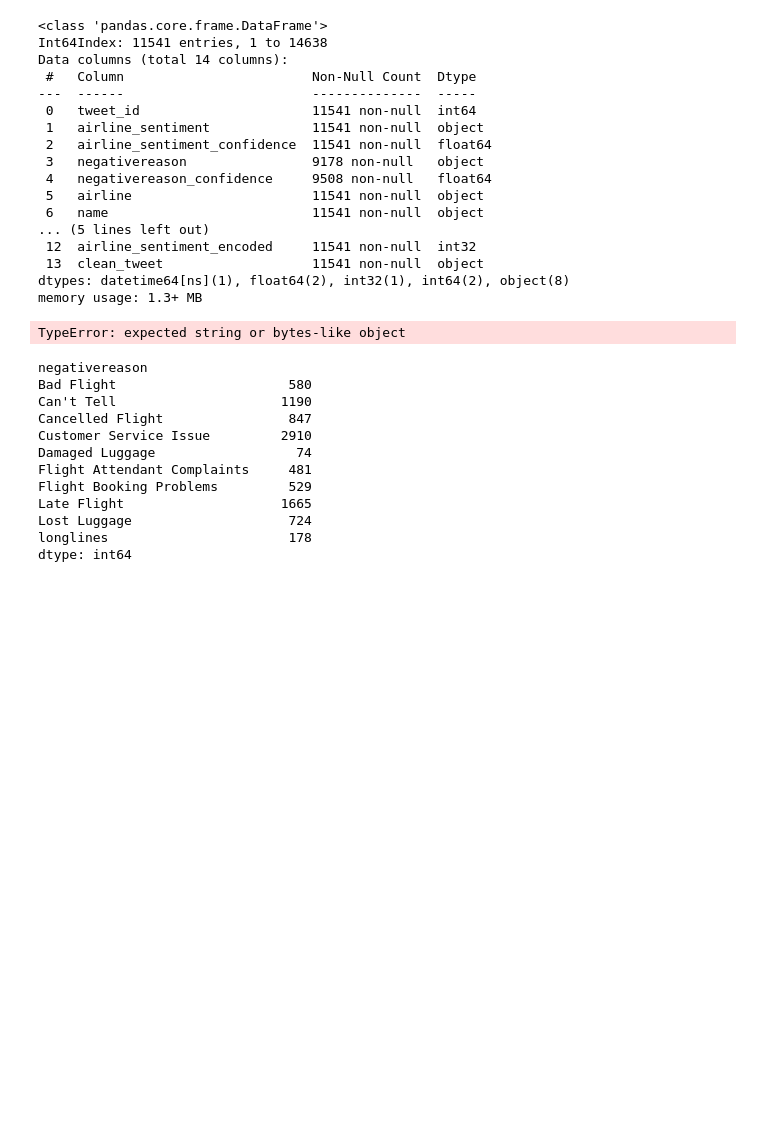
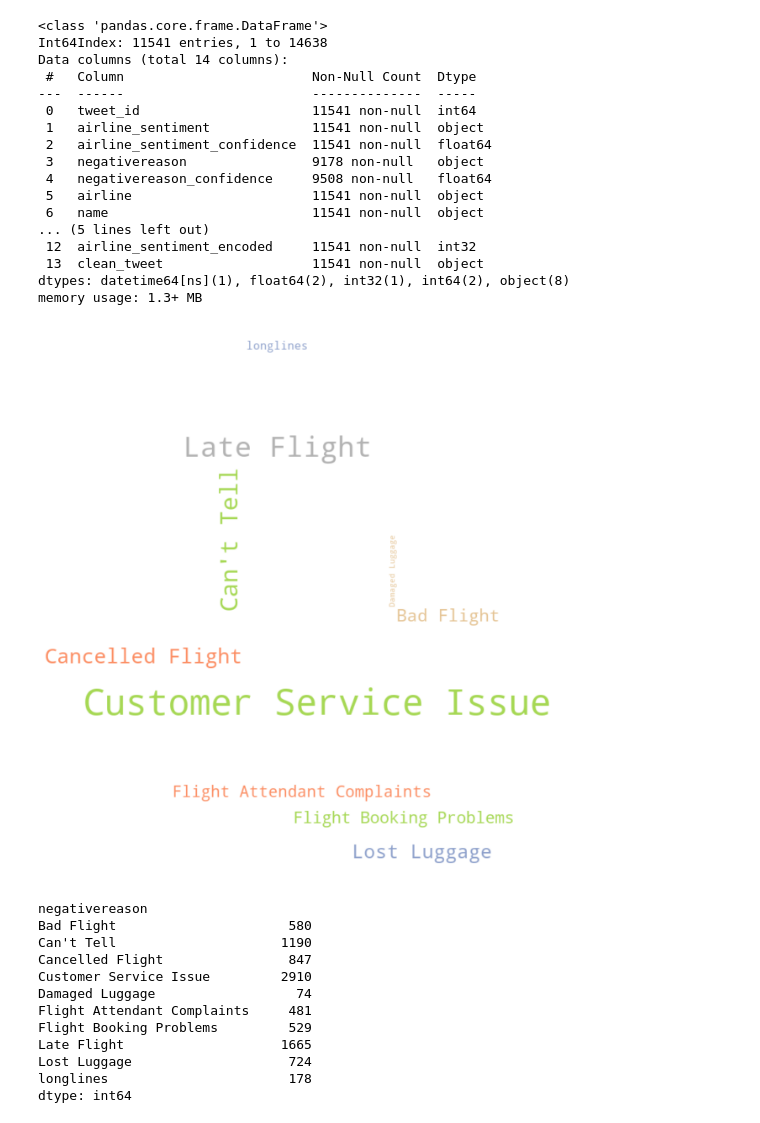
Before and after one commit to Armans3838/TwitterFlightSentiment, a Jupyter notebook: a1.ipynb, the cells around one changed output. Drawn from its saved outputs; the diff is of its cells as text; code cells hidden in the pictures; blank space fills up the shorter version.

```diff
--- a/a1.ipynb
+++ b/a1.ipynb
@@ -180,14 +180,14 @@ dtypes: datetime64[ns](1), float64(2), int32(1), int64(2), object(8)
 memory usage: 1.3+ MB
 # %%
 neg_df = data.negativereason.value_counts().to_frame()
-wordcloud = WordCloud(min_font_size=10, width = 800, height = 800, colormap = 'Set2', background_color='white').generate(neg_df.negativereason) #generate_from_frequencies(neg_df.negativereason)
+wordcloud = WordCloud(min_font_size=10, width = 800, height = 800, colormap = 'Set2', background_color='white').generate_from_frequencies(neg_df.negativereason)
 plt.figure(figsize = (12,12))
 plt.imshow(wordcloud, interpolation='bilinear')
 plt.axis("off")
 plt.show()
 # neg_df.head()
 # %% [output]
-TypeError: expected string or bytes-like object
+[figure, added]
 # %%
 freq = data.groupby('negativereason').size()
 freq
```
Also changed, not shown: parts of 19 cells of this notebook.
